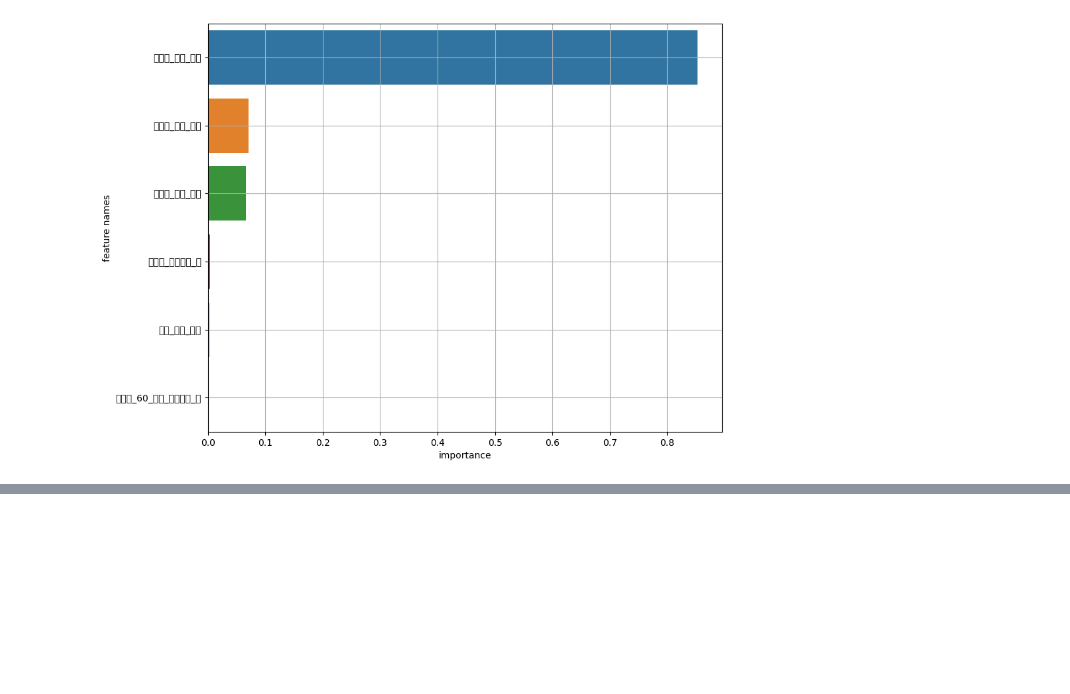
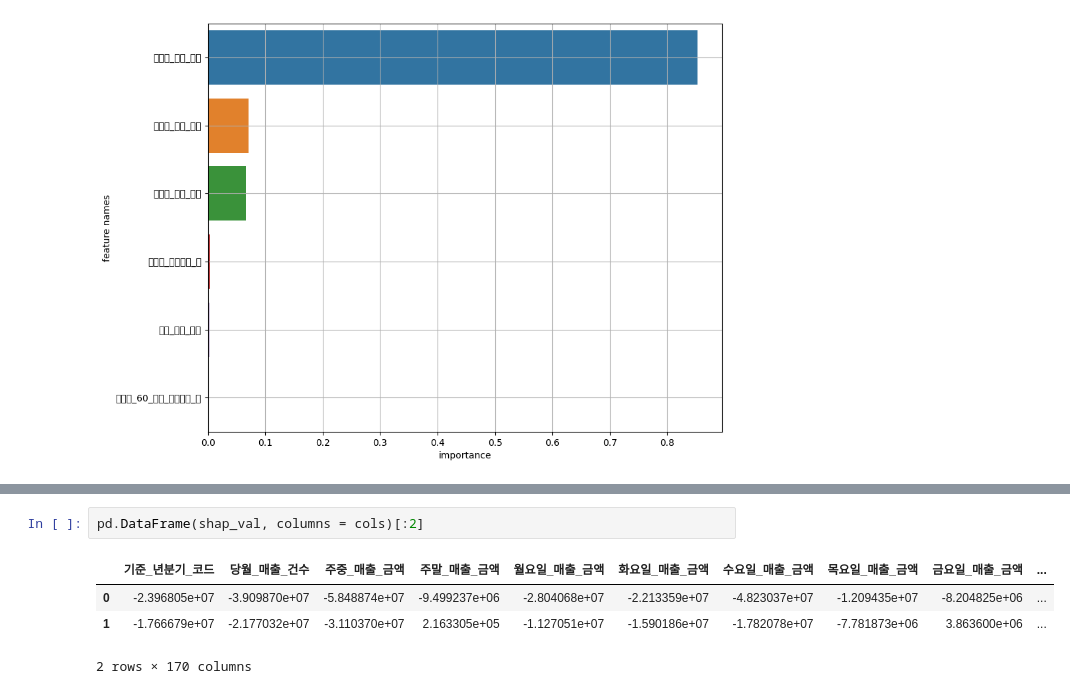
Before and after one commit to KT-AIvle-4th-Big-Project-Team2/SAI, a Jupyter notebook: Modeling/modeling_code.ipynb, the cells around one changed output, grey strips where cells are left out. Cells and saved outputs as stored; diff of their text form; blank space fills up the shorter version.

```diff
--- a/Modeling/modeling_code.ipynb
+++ b/Modeling/modeling_code.ipynb
@@ -262,0 +327,7 @@ result = plot_feature_importance(model.feature_importances_, list(x), 6)
+# %%
+pd.DataFrame(shap_val, columns = cols)[:2]
+# %% [output]
+|  | 기준_년분기_코드 | 당월_매출_건수 | 주중_매출_금액 | 주말_매출_금액 | 월요일_매출_금액 | 화요일_매출_금액 | 수요일_매출_금액 | 목요일_매출_금액 | 금요일_매출_금액 | ... |
+| 0 | -2.396805e+07 | -3.909870e+07 | -5.848874e+07 | -9.499237e+06 | -2.804068e+07 | -2.213359e+07 | -4.823037e+07 | -1.209435e+07 | -8.204825e+06 | ... |
+| 1 | -1.766679e+07 | -2.177032e+07 | -3.110370e+07 | 2.163305e+05 | -1.127051e+07 | -1.590186e+07 | -1.782078e+07 | -7.781873e+06 | 3.863600e+06 | ... |
+2 rows × 170 columns
```
Also changed, not shown: parts of 28 cells of this notebook.
